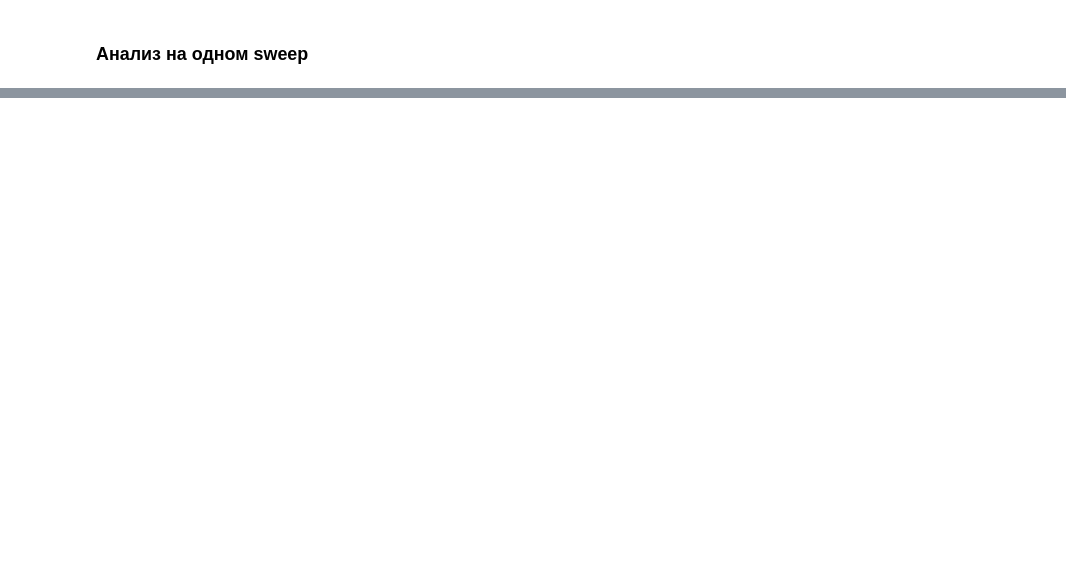
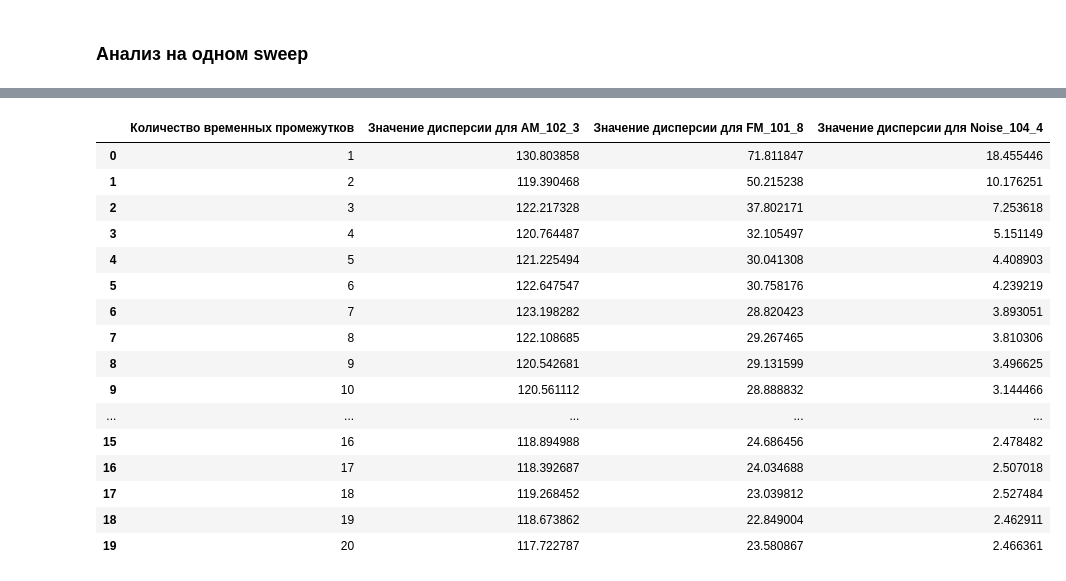
Before and after one commit to Mister-0-Zero/classification-of-signals, a Jupyter notebook: research.ipynb, the cells around one changed output, grey strips where cells are left out. Cells and saved outputs as stored; diff of their text form; code cells hidden in the pictures; blank space fills up the shorter version.

```diff
--- a/research.ipynb
+++ b/research.ipynb
@@ -118,12 +48,0 @@ plt.show()
-# %%
-plt.figure(figsize=(12, 6))
-
-freq = am1[am1["sweep_idx"] == 0]["frequency_hz"]
-amp  = am1[am1["sweep_idx"] < 3].groupby("frequency_hz")["amplitude_dbm"].mean()
-
-plt.scatter(freq, amp)
-plt.ylabel("Амплитуда")
-plt.xlabel("Частота")
-plt.title("Амплитуда к частоте на sweep_idx < 3 для центальной частоты 102_2 МГц (Амплитудная модуляция)(среднее)")
-plt.grid()
-plt.show()
@@ -132,12 +48,0 @@ plt.show()
-# %%
-plt.figure(figsize=(12, 6))
-
-freq = fm1[fm1["sweep_idx"] == 0]["frequency_hz"]
-amp  = fm1[fm1["sweep_idx"] < 30].groupby("frequency_hz")["amplitude_dbm"].mean()
-
-plt.scatter(freq, amp)
-plt.ylabel("Амплитуда")
-plt.xlabel("Частота")
-plt.title("Амплитуда к частоте на sweep_idx < 3 для центальной частоты 101_8 МГц (Частотная модуляция)(среднее)")
-plt.grid()
-plt.show()
@@ -160,0 +244,20 @@ Error:
+# %%
+stat
+# %% [output]
+|  | Количество временных промежутков | Значение дисперсии для AM_102_3 | Значение дисперсии для FM_101_8 | Значение дисперсии для Noise_104_4 |
+| 0 | 1 | 130.803858 | 71.811847 | 18.455446 |
+| 1 | 2 | 119.390468 | 50.215238 | 10.176251 |
+| 2 | 3 | 122.217328 | 37.802171 | 7.253618 |
+| 3 | 4 | 120.764487 | 32.105497 | 5.151149 |
+| 4 | 5 | 121.225494 | 30.041308 | 4.408903 |
+| 5 | 6 | 122.647547 | 30.758176 | 4.239219 |
+| 6 | 7 | 123.198282 | 28.820423 | 3.893051 |
+| 7 | 8 | 122.108685 | 29.267465 | 3.810306 |
+| 8 | 9 | 120.542681 | 29.131599 | 3.496625 |
+| 9 | 10 | 120.561112 | 28.888832 | 3.144466 |
+| ... | ... | ... | ... | ... |
+| 15 | 16 | 118.894988 | 24.686456 | 2.478482 |
+| 16 | 17 | 118.392687 | 24.034688 | 2.507018 |
+| 17 | 18 | 119.268452 | 23.039812 | 2.527484 |
+| 18 | 19 | 118.673862 | 22.849004 | 2.462911 |
+| 19 | 20 | 117.722787 | 23.580867 | 2.466361 |
```
Also changed, not shown: parts of 22 cells of this notebook, 2 other files.
